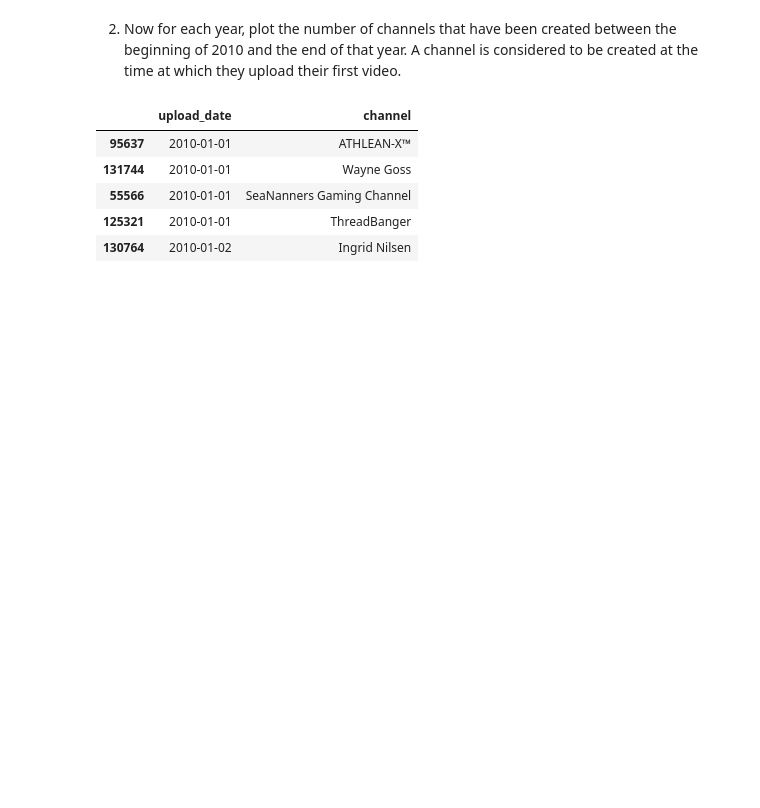
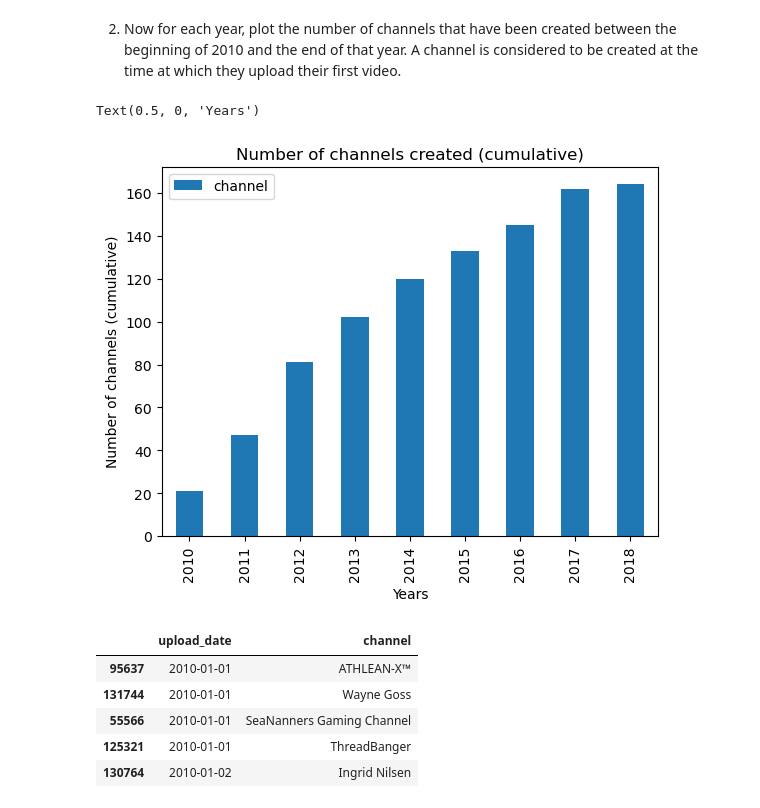
Before and after one commit to CamilleDelgrange/2019, a Jupyter notebook: Final/exam.ipynb, the cells around one changed output. Saved outputs shown, nothing was run; the diff lists cells and outputs as text; code cells hidden in the pictures; blank space fills up the shorter version.

Commit message:
Updated channels distrib

```diff
--- a/Final/exam.ipynb
+++ b/Final/exam.ipynb
@@ -85,6 +85,20 @@ Text(0.5, 0, 'Years')
 [figure]
 # %% [markdown]
 2. Now for each year, plot the number of channels that have been created between the beginning of 2010 and the end of that year. A channel is considered to be created at the time at which they upload their first video.
+# %%
+#CORRECTION:
+youtube['upload_year'] = youtube.upload_date.dt.year
+channels = youtube.sort_values("upload_year").drop_duplicates(subset = "channel", keep = "first")
+channels = channels[(channels.upload_year <= 2018) & (channels.upload_year >= 2010)]
+channels = channels.groupby("upload_year").count()[["channel"]]
+
+# For each year, we now plot the cumulative number of channels created between 2010 and the end of this year:
+plot = channels.cumsum().plot(kind='bar', title = "Number of channels created (cumulative)")
+plot.set_ylabel('Number of channels (cumulative)')
+plot.set_xlabel('Years')
+# %% [output]
+Text(0.5, 0, 'Years')
+[figure, added]
 # %%
 # First, we select the corresponding years and sort the upload_date, to keep only the first mention of channel creation (uploading of the first video), each video being one row:
 channels = youtube.loc[(youtube.upload_date.dt.year <= 2018) & (youtube.upload_date.dt.year >= 2010),['upload_date','channel']].sort_values("upload_date", ascending = True)
```
